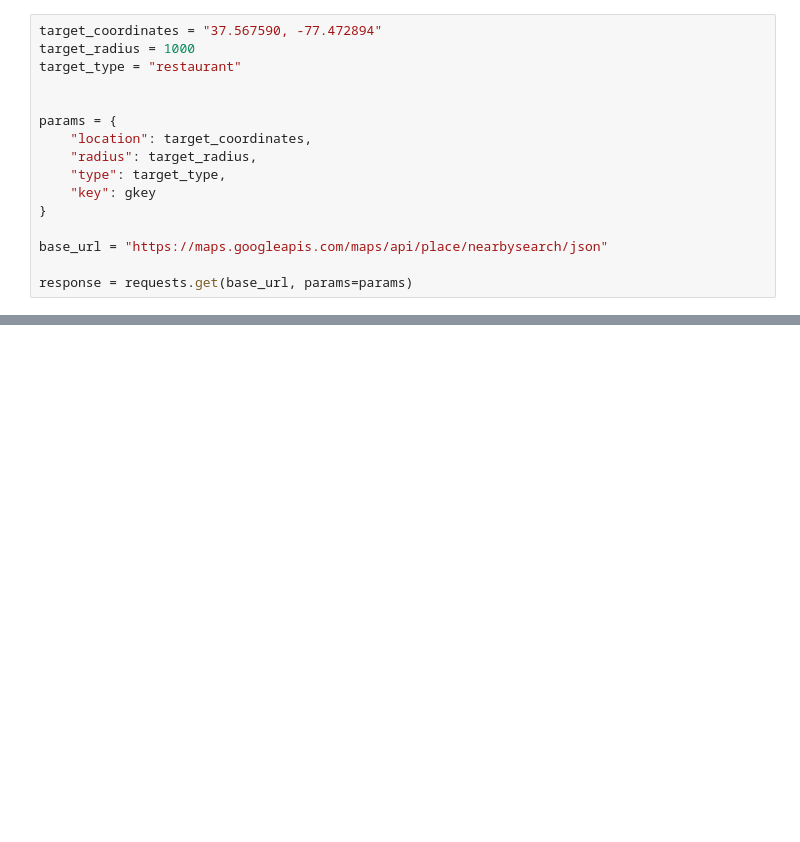
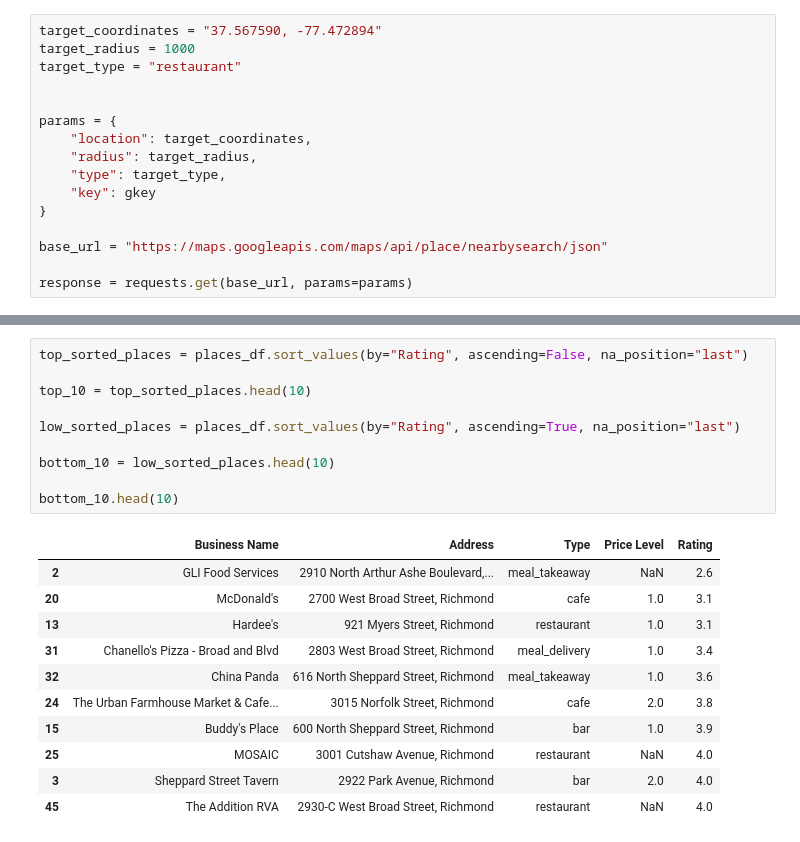
Before and after one commit to jackyhoover/Scotts-Addition-RVA-Analysis, a Jupyter notebook: Data Analysis - Neighborhood Makeup.ipynb, the cells around one changed output, grey strips where cells are left out. Cells and saved outputs as stored; diff of their text form; blank space fills up the shorter version.

```diff
--- a/Data Analysis - Neighborhood Makeup.ipynb
+++ b/Data Analysis - Neighborhood Makeup.ipynb
@@ -107,0 +133,22 @@ len(name)
+# %%
+top_sorted_places = places_df.sort_values(by="Rating", ascending=False, na_position="last")
+
+top_10 = top_sorted_places.head(10)
+
+low_sorted_places = places_df.sort_values(by="Rating", ascending=True, na_position="last")
+
+bottom_10 = low_sorted_places.head(10)
+
+bottom_10.head(10)
+# %% [output]
+|  | Business Name | Address | Type | Price Level | Rating |
+| 2 | GLI Food Services | 2910 North Arthur Ashe Boulevard,... | meal_takeaway | NaN | 2.6 |
+| 20 | McDonald's | 2700 West Broad Street, Richmond | cafe | 1.0 | 3.1 |
+| 13 | Hardee's | 921 Myers Street, Richmond | restaurant | 1.0 | 3.1 |
+| 31 | Chanello's Pizza - Broad and Blvd | 2803 West Broad Street, Richmond | meal_delivery | 1.0 | 3.4 |
+| 32 | China Panda | 616 North Sheppard Street, Richmond | meal_takeaway | 1.0 | 3.6 |
+| 24 | The Urban Farmhouse Market & Cafe... | 3015 Norfolk Street, Richmond | cafe | 2.0 | 3.8 |
+| 15 | Buddy's Place | 600 North Sheppard Street, Richmond | bar | 1.0 | 3.9 |
+| 25 | MOSAIC | 3001 Cutshaw Avenue, Richmond | restaurant | NaN | 4.0 |
+| 3 | Sheppard Street Tavern | 2922 Park Avenue, Richmond | bar | 2.0 | 4.0 |
+| 45 | The Addition RVA | 2930-C West Broad Street, Richmond | restaurant | NaN | 4.0 |
```
Also changed, not shown: parts of 9 cells of this notebook, 4 other files.
